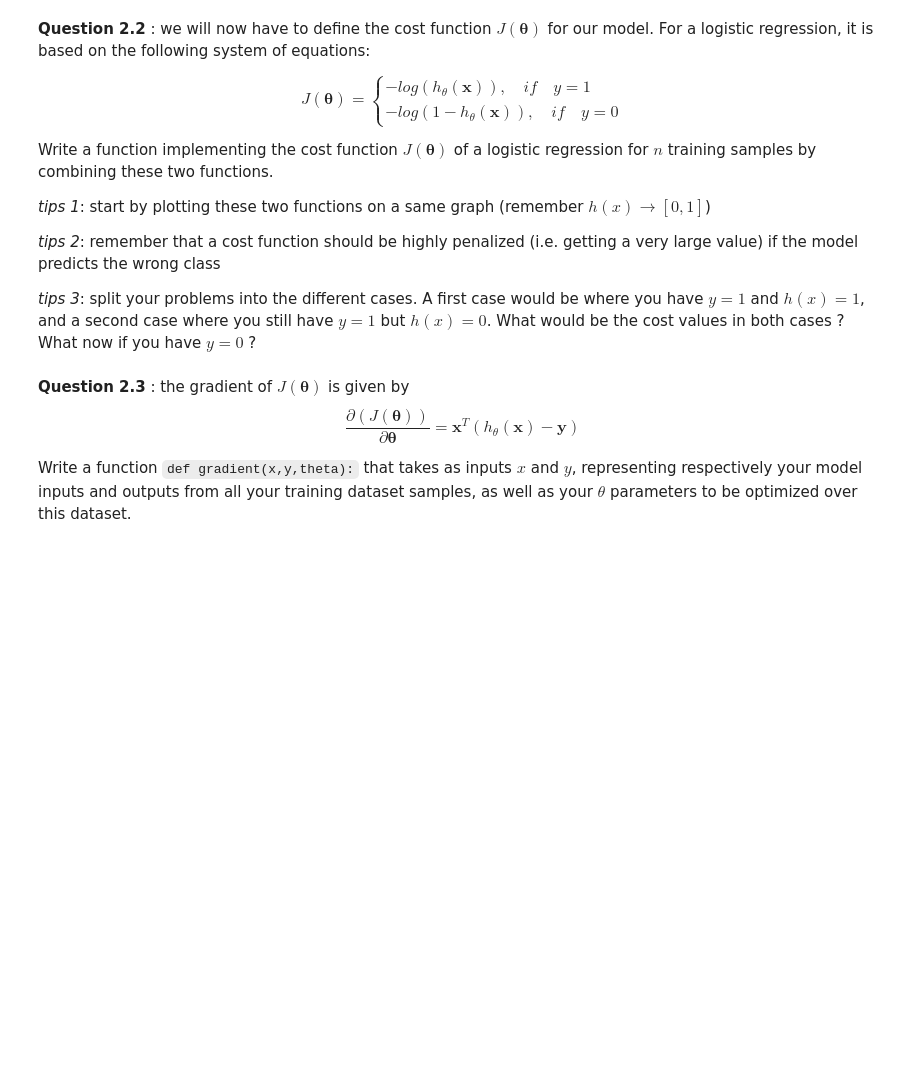
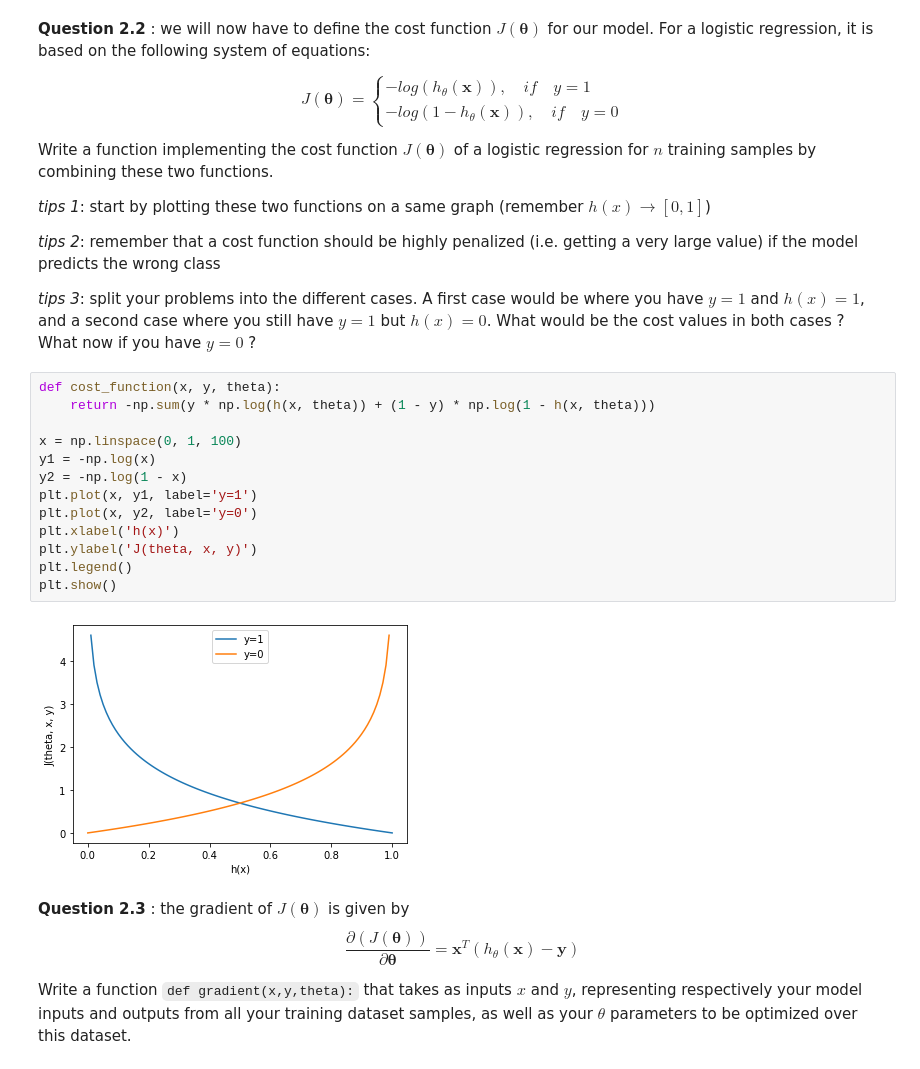
Before and after one commit to thomas40510/MLMythe, a Jupyter notebook: TP2/TP2.ipynb, the cells around one changed output. Cells and saved outputs as stored; diff of their text form; blank space fills up the shorter version.

```diff
--- a/TP2/TP2.ipynb
+++ b/TP2/TP2.ipynb
@@ -167,6 +209,21 @@ Write a function implementing the cost function $J(\boldsymbol{\theta})$ of a lo
 *tips 2*: remember that a cost function should be highly penalized (i.e. getting a very large value) if the model predicts the wrong class
 
 *tips 3*: split your problems into the different cases. A first case would be where you have $y=1$ and $h(x)=1$, and a second case where you still have $y=1$ but $h(x)=0$. What would be the cost values in both cases ? What now if you have $y=0$ ?
+# %%
+def cost_function(x, y, theta):
+    return -np.sum(y * np.log(h(x, theta)) + (1 - y) * np.log(1 - h(x, theta)))
+
+x = np.linspace(0, 1, 100)
+y1 = -np.log(x)
+y2 = -np.log(1 - x)
+plt.plot(x, y1, label='y=1')
+plt.plot(x, y2, label='y=0')
+plt.xlabel('h(x)')
+plt.ylabel('J(theta, x, y)')
+plt.legend()
+plt.show()
+# %% [output]
+[figure, added]
 # %% [markdown]
 **Question 2.3** : the gradient of $J(\boldsymbol{\theta})$ is given by $$\frac{\partial (J(\boldsymbol{\theta}))}{\partial \boldsymbol{\theta}} = \boldsymbol{x}^T ( h_{ \theta }(\boldsymbol{x}) - \boldsymbol{y})$$
 
```
Also changed, not shown: parts of 10 cells of this notebook.
